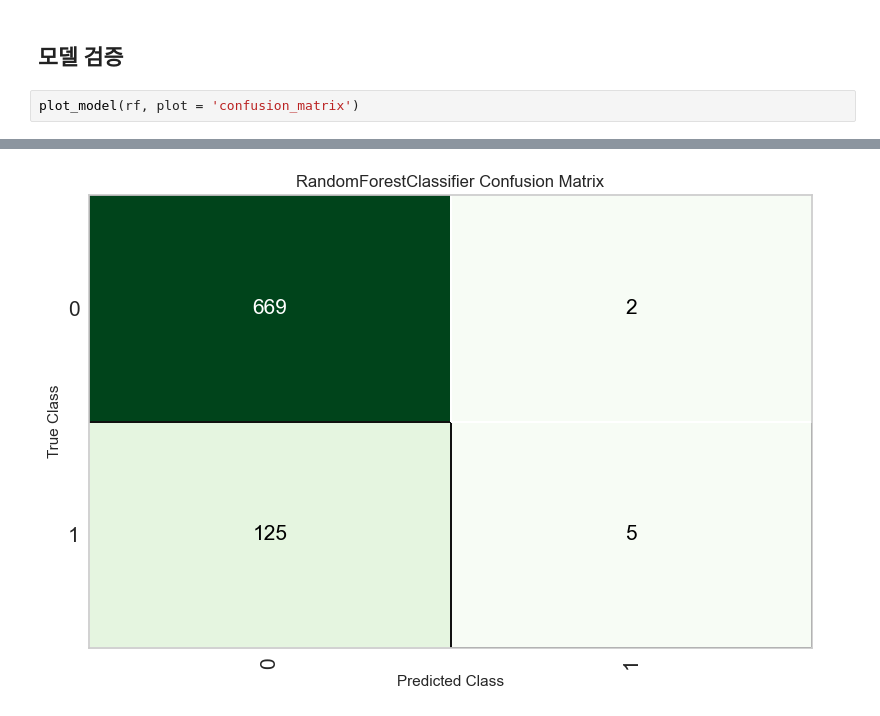
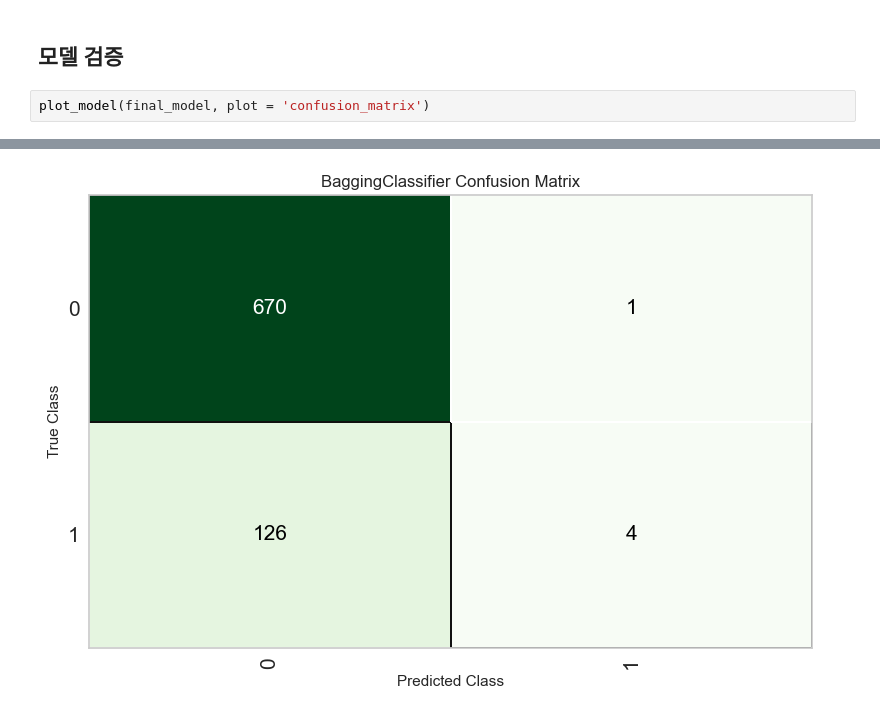
Before and after one commit to zerosum99/js_automl_pycaret, a Jupyter notebook: 01_판다스알아보기/T01_렌딩클럽_데이터 확인_20240904.ipynb, the cells around one changed output, grey strips where cells are left out. Cells and saved outputs as stored; diff of their text form.

```diff
--- a/01_판다스알아보기/T01_렌딩클럽_데이터 확인_20240904.ipynb
+++ b/01_판다스알아보기/T01_렌딩클럽_데이터 확인_20240904.ipynb
@@ -996,7 +944,7 @@ Pipeline(memory=Memory(location=None),
 # %% [markdown]
 ## 모델 검증
 # %%
-plot_model(rf, plot = 'confusion_matrix')
+plot_model(final_model, plot = 'confusion_matrix')
 # %% [output]
 [interactive output not drawn]
-[figure, old version]
+[figure, new version]
```
Also changed, not shown: parts of 35 cells of this notebook, 11 other files.
